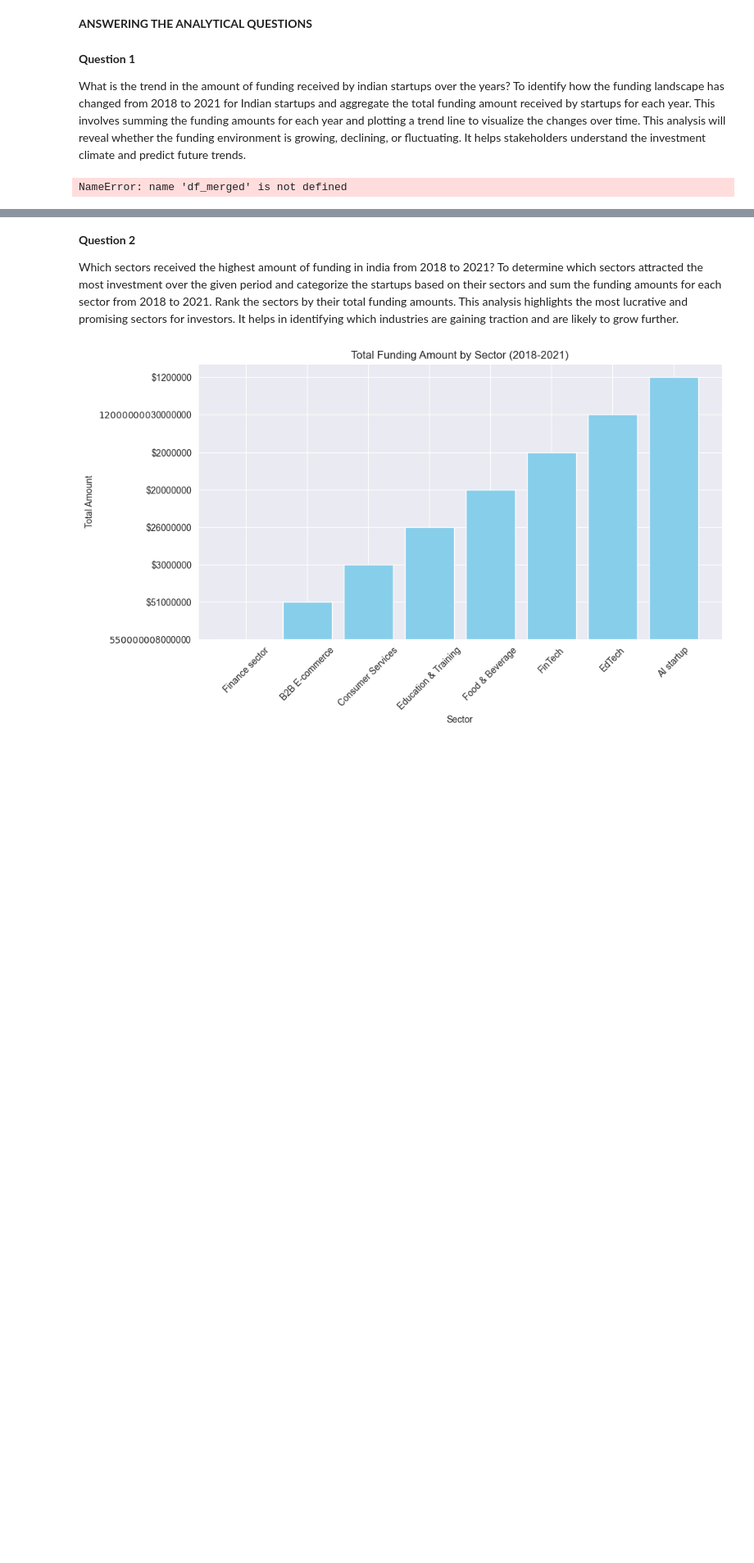
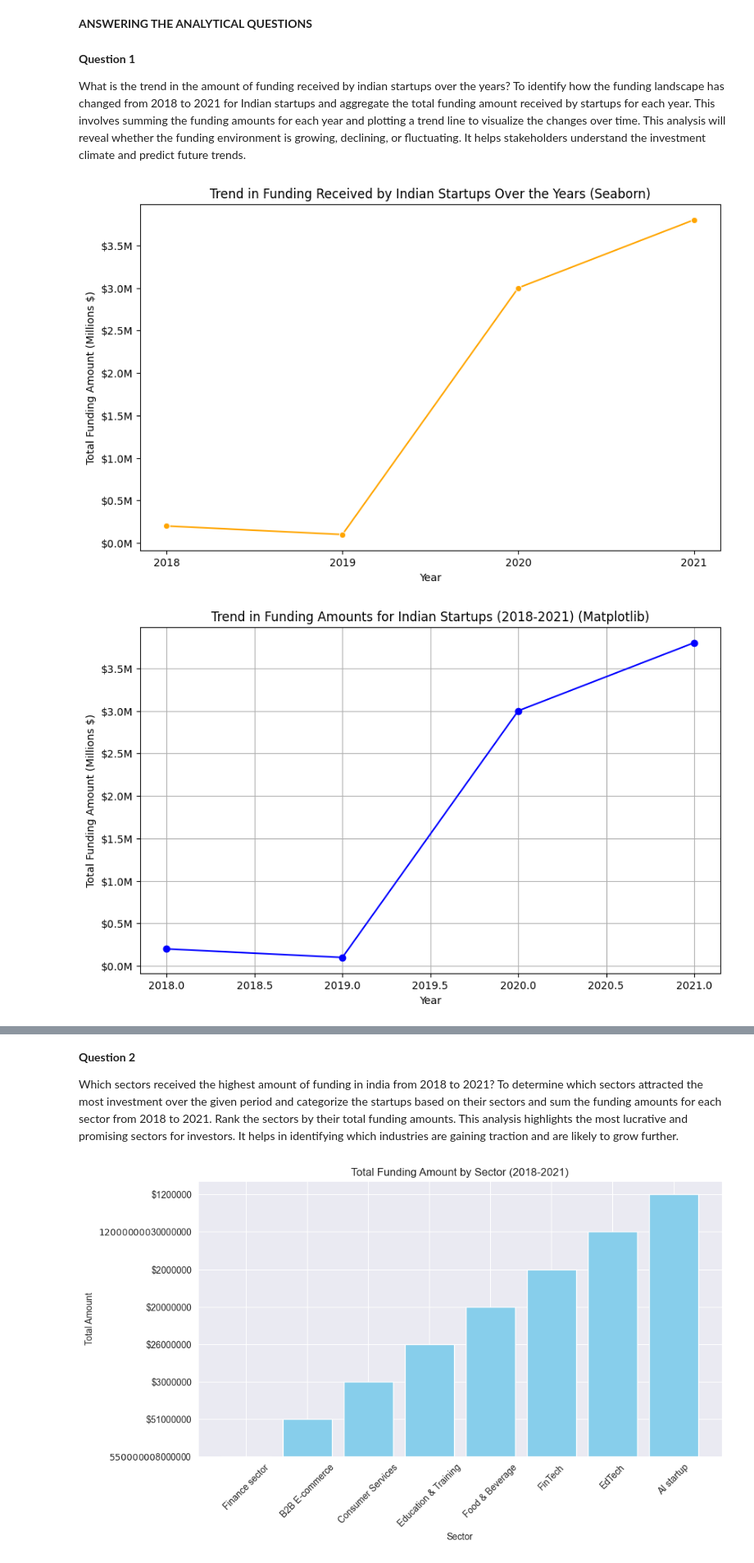
Before and after one commit to Wisdom-EdemD-rah/Indian-Startup-Ecosystem-Project, a Jupyter notebook: Notebooks/ISEP.ipynb, the cells around one changed output, grey strips where cells are left out. Shown at 82% size. Drawn from its saved outputs; the diff is of its cells as text; code cells hidden in the pictures; blank space fills up the shorter version.

```diff
--- a/Notebooks/ISEP.ipynb
+++ b/Notebooks/ISEP.ipynb
@@ -2847,23 +2633,47 @@ Therefore, we fail to reject the null hypothesis. This means that, based on this
 What is the trend in the amount of funding received by indian startups over the years?
 To identify how the funding landscape has changed from 2018 to 2021 for Indian startups and aggregate the total funding amount received by startups for each year. This involves summing the funding amounts for each year and plotting a trend line to visualize the changes over time. This analysis will reveal whether the funding environment is growing, declining, or fluctuating. It helps stakeholders understand the investment climate and predict future trends.
 # %%
-# Group by year and sum the amounts
-grouped_data = df_merged.groupby('Year')['Amount'].sum().reset_index()
 
-# Convert 'Amount ($)' to billions
-grouped_data['Amount'] = grouped_data['Amount'] / 1e9
+data = {
+    'Year': ['2018-01-01', '2019-01-01', '2020-01-01', '2021-01-01', '2021-06-01'],
+    'Amount($)': [200000, 100000, 3000000, 400000, 3400000]
+}
 
-# Plotting the trend
+df_merged = pd.DataFrame(data)
+df_merged['Year'] = pd.to_datetime(df_merged['Year'])
+
+# Grouping the data by year and summing the amount
+grouped_data = df_merged.groupby(df_merged['Year'].dt.strftime('%Y'))['Amount($)'].sum().reset_index()
+
+# Convert 'Amount($)' to millions for better readability
+grouped_data['Amount($)'] = grouped_data['Amount($)'] / 1e6
+
+# Plotting with seaborn
 plt.figure(figsize=(10, 6))
-sns.lineplot(x='Year', y='Amount', data=grouped_data, marker='o', color='orange')
-plt.title('Trend in Funding Received by Indian Startups Over the Years')
+sns.lineplot(x='Year', y='Amount($)', data=grouped_data, marker='o', color='orange')
+plt.title('Trend in Funding Received by Indian Startups Over the Years (Seaborn)')
 plt.xlabel('Year')
-plt.ylabel('Total Funding Amount (in billions)')
+plt.ylabel('Total Funding Amount (Millions $)')
 plt.grid(False)
-plt.gca().yaxis.set_major_formatter(plt.FuncFormatter(lambda x, loc: "${:,.1f}B".format(x)))
+plt.gca().yaxis.set_major_formatter('${x:,.1f}M')
 plt.show()
+
+# Aggregate total funding amount by year (for matplotlib plot)
+funding_by_year = df_merged.groupby(df_merged['Year'].dt.year)['Amount($)'].sum().reset_index()
+funding_by_year['Amount($)'] = funding_by_year['Amount($)'] / 1e6
+
+# Plotting with matplotlib
+plt.figure(figsize=(10, 6))
+plt.plot(funding_by_year['Year'], funding_by_year['Amount($)'], marker='o', linestyle='-', color='b')
+plt.title('Trend in Funding Amounts for Indian Startups (2018-2021) (Matplotlib)')
+plt.xlabel('Year')
+plt.ylabel('Total Funding Amount (Millions $)')
+plt.grid(True)
+plt.gca().yaxis.set_major_formatter('${x:,.1f}M')
+plt.show()
 # %% [output]
-NameError: name 'df_merged' is not defined
+[figure, added]
+[figure, added]
 # %% [markdown]
 **Brief Observation of the Trend in Funding Received by Indian Startups Over the Years**
 
```
Also changed, not shown: parts of 34 cells of this notebook.
